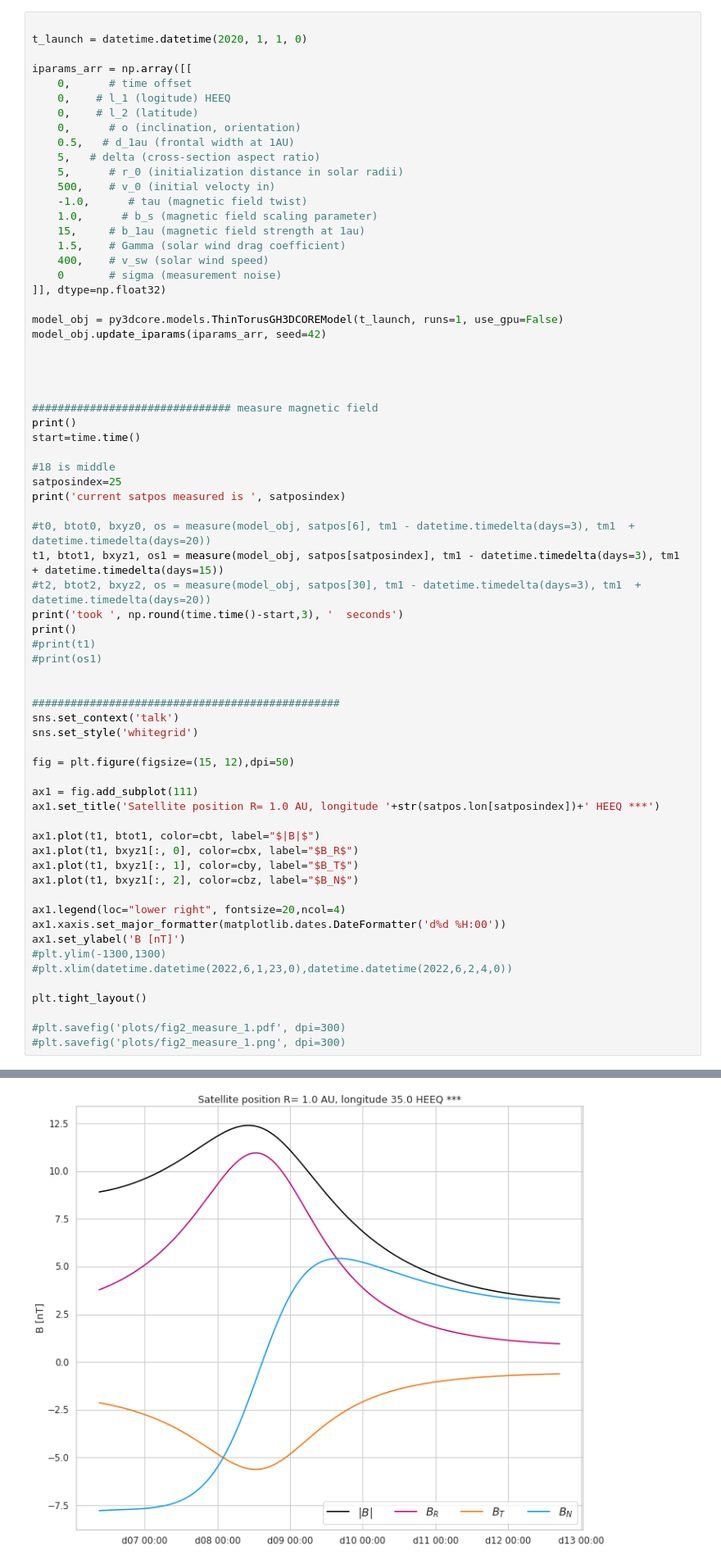
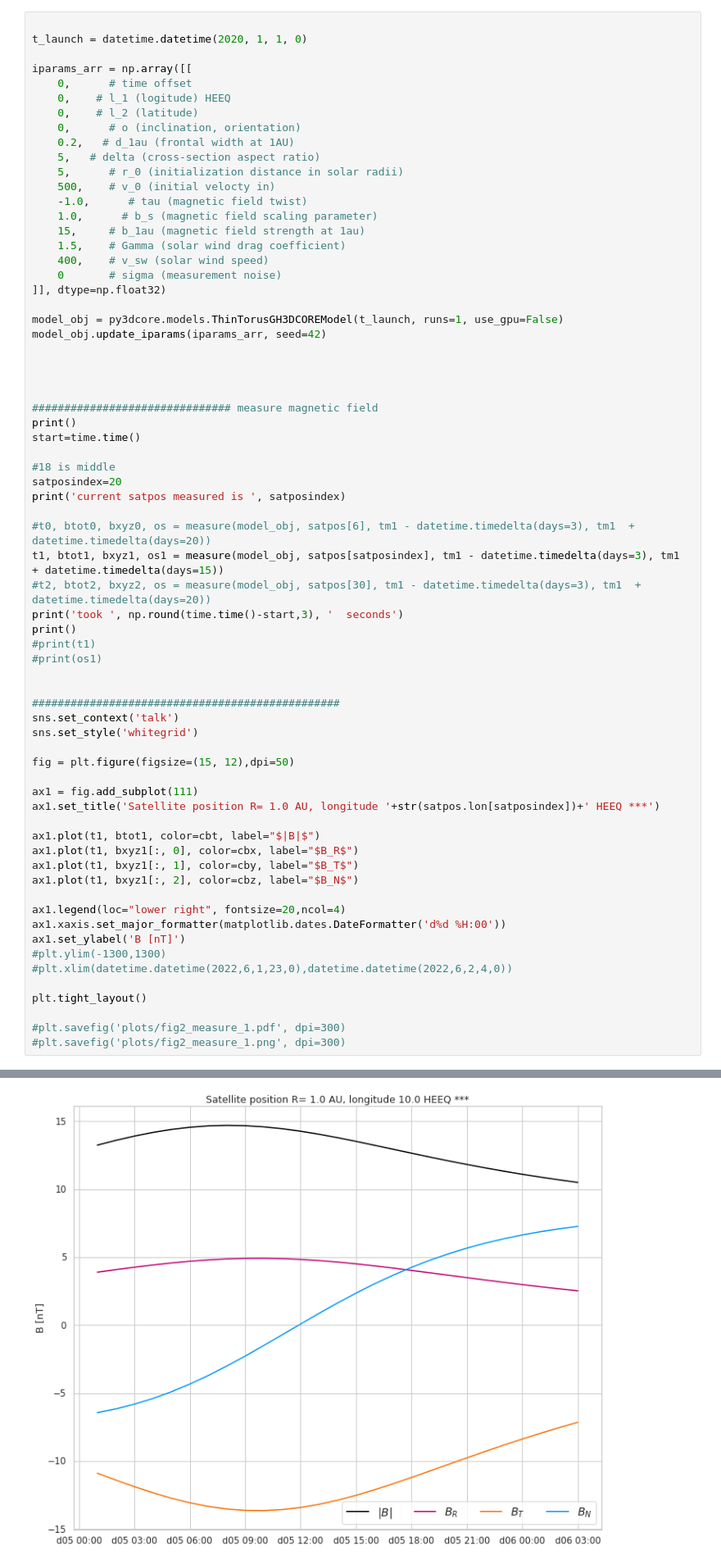
Before and after one commit to cmoestl/cme_signatures, a Jupyter notebook: cme_sig.ipynb, the cells around one changed output, grey strips where cells are left out. Shown at 82% size. Drawn from its saved outputs; the diff is of its cells as text.

```diff
--- a/cme_sig.ipynb
+++ b/cme_sig.ipynb
@@ -535,7 +541,7 @@ iparams_arr = np.array([[
     0,    # l_1 (logitude) HEEQ
     0,    # l_2 (latitude)
     0,      # o (inclination, orientation)
-    0.5,   # d_1au (frontal width at 1AU)
+    0.2,   # d_1au (frontal width at 1AU)
     5,   # delta (cross-section aspect ratio)
     5,      # r_0 (initialization distance in solar radii)
     500,    # v_0 (initial velocty in)
@@ -558,7 +564,7 @@ print()
 start=time.time()
 
 #18 is middle
-satposindex=25
+satposindex=20
 print('current satpos measured is ', satposindex)
 
 #t0, btot0, bxyz0, os = measure(model_obj, satpos[6], tm1 - datetime.timedelta(days=3), tm1  + datetime.timedelta(days=20))
@@ -603,4 +609,4 @@ took  0.007   seconds
-[figure, old version]
+[figure, new version]
 # %% [markdown]
 ### **3) Parameter analysis** - vary orientation, speed, size, flattening
 # %% [markdown]
```
Also changed, not shown: parts of 3 cells of this notebook, 3 other files.
